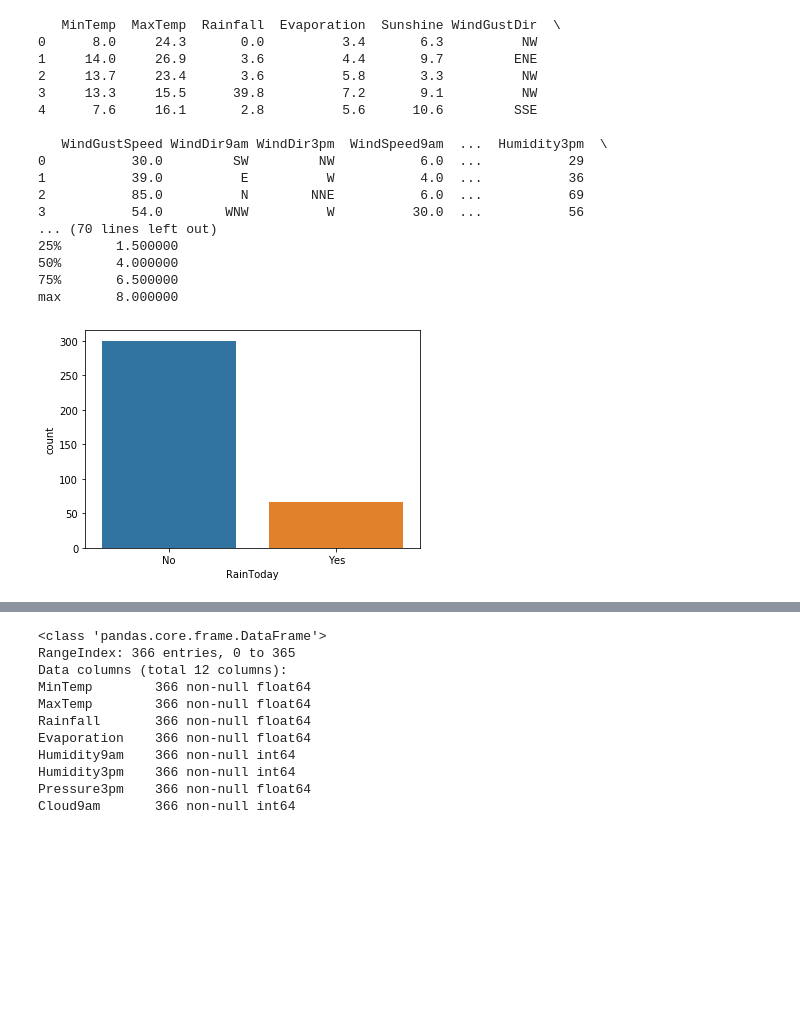
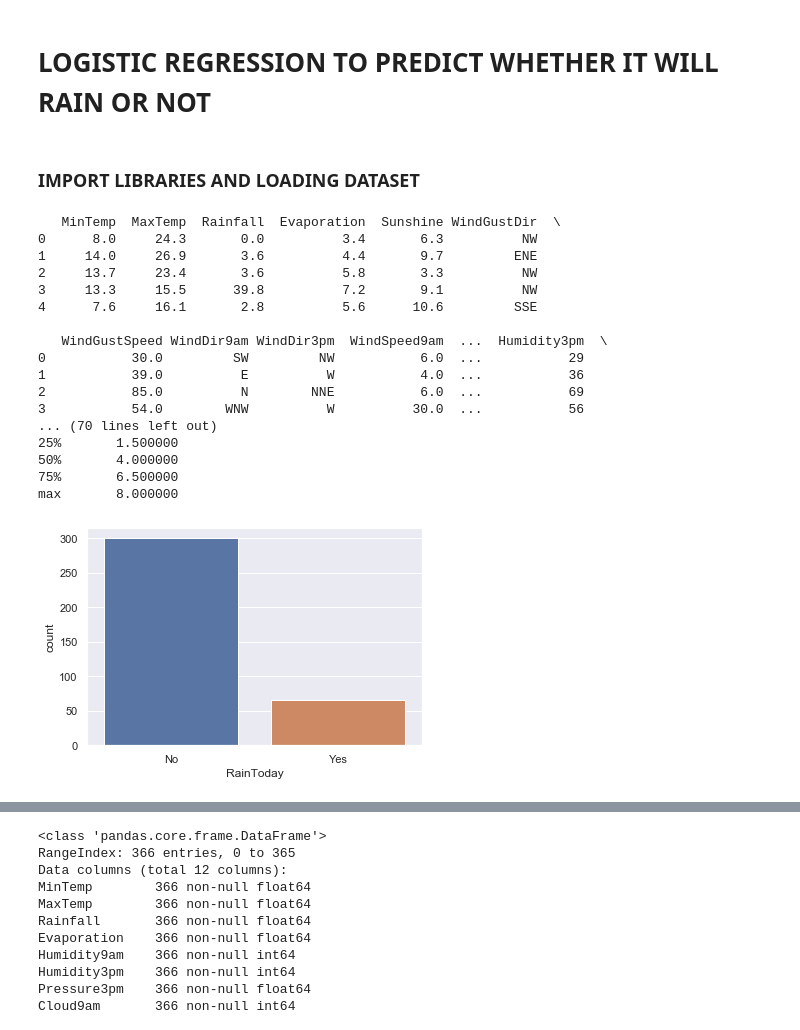
Before and after one commit to Deepjariwala027/Rainfall_prediction_logisitc_regression, a Jupyter notebook: logistic_regression_topredict_rainfall.ipynb, the cells around one changed output, grey strips where cells are left out. Cells and saved outputs as stored; diff of their text form; code cells hidden in the pictures; blank space fills up the shorter version.

```diff
--- a/logistic_regression_topredict_rainfall.ipynb
+++ b/logistic_regression_topredict_rainfall.ipynb
@@ -1,8 +1,13 @@
+# %% [markdown]
+# LOGISTIC REGRESSION TO PREDICT WHETHER IT WILL RAIN OR NOT
+# %% [markdown]
+### IMPORT LIBRARIES AND LOADING DATASET
 # %%
 #import libraries
 import pandas as pd
 import numpy as np
 import matplotlib.pyplot as plt
+import statsmodels.api as sm
 import seaborn as sns
 import math
 from sklearn.model_selection import train_test_split
@@ -11,6 +16,12 @@ from sklearn.linear_model import LogisticRegression
 from sklearn.metrics import r2_score
 from sklearn.metrics import classification_report
 from sklearn.metrics import confusion_matrix
+sns.set()
+
+#Apply a fix to the statsmodels library
+from scipy import stats
+stats.chisqprob = lambda chisq, df: stats.chi2.sf(chisq, df)
+
 
 #enter dataset
 dataset = pd.read_csv("weather.csv")
@@ -29,31 +40,31 @@ clean_data_1.loc[clean_data_1['AvgHum'] < 45, 'AvgHum'] = 0
 clean_data_1.loc[clean_data_1['AvgHum'] > 45, 'AvgHum'] = 1
 clean_data_1.loc[clean_data_1['AvgHum'] == 45, 'AvgHum'] = 1
 
 print(clean_data_1)
 clean_data_1.to_csv('multi_test.csv')
 
 #Analyzing Data
 sns.countplot(x="RainToday", data=clean_data_1)
 
 # statistical parameters
 stats = clean_data_1.describe()
 print(stats)
 # %% [output]
    MinTemp  MaxTemp  Rainfall  Evaporation  Sunshine WindGustDir  \
 0      8.0     24.3       0.0          3.4       6.3          NW
 1     14.0     26.9       3.6          4.4       9.7         ENE
 2     13.7     23.4       3.6          5.8       3.3          NW
 3     13.3     15.5      39.8          7.2       9.1          NW
 4      7.6     16.1       2.8          5.6      10.6         SSE
 
    WindGustSpeed WindDir9am WindDir3pm  WindSpeed9am  ...  Humidity3pm  \
 0           30.0         SW         NW           6.0  ...           29
 1           39.0          E          W           4.0  ...           36
 2           85.0          N        NNE           6.0  ...           69
 3           54.0        WNW          W          30.0  ...           56
 ... (70 lines left out)
 25%       1.500000
 50%       4.000000
 75%       6.500000
 max       8.000000
-[figure, old version]
+[figure, new version]
```
Also changed, not shown: parts of 15 cells of this notebook.
